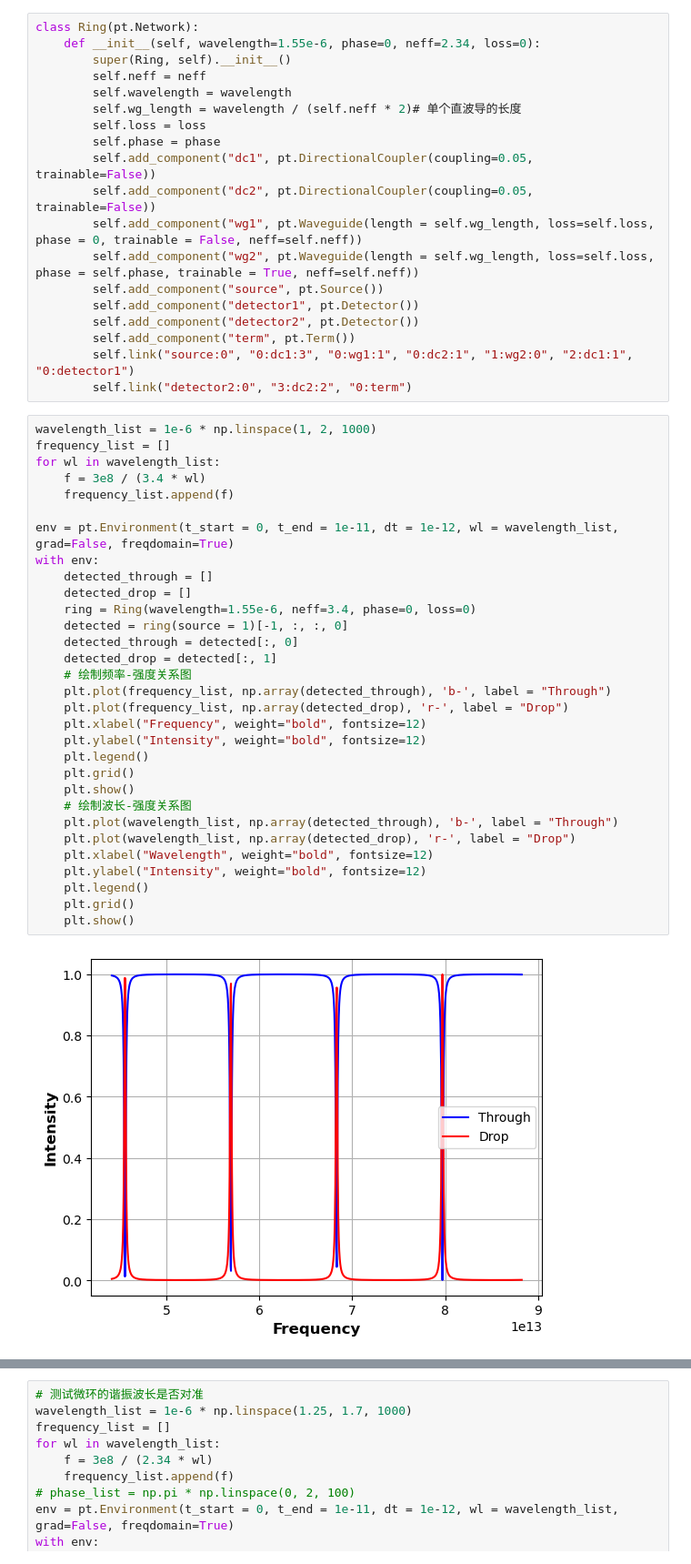
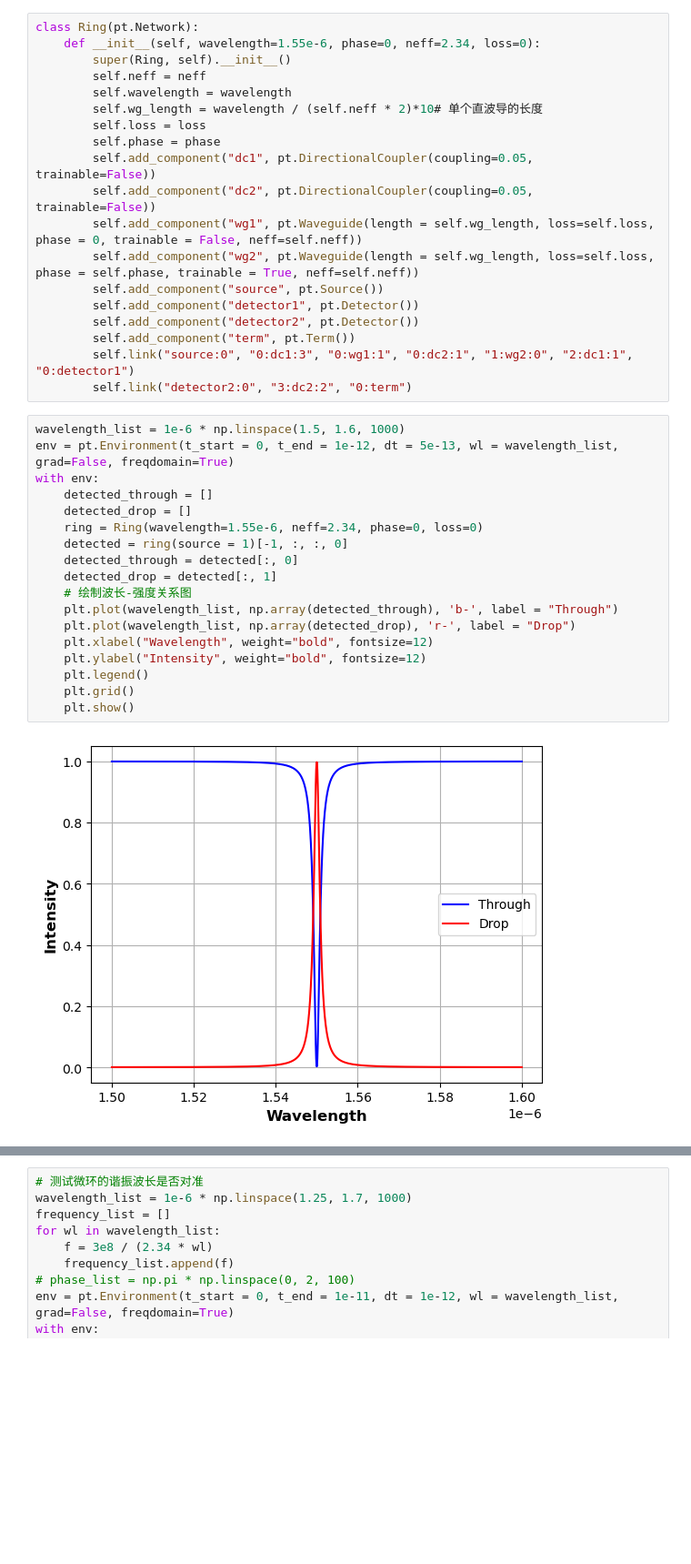
Before and after one commit to Yyx2002/Ring, a Jupyter notebook: test_module/ring_capability_test.ipynb, the cells around one changed output, grey strips where cells are left out. Shown: that part at 91% size. Cells and saved outputs as stored; diff of their text form; blank space fills up the shorter version.

```diff
--- a/test_module/ring_capability_test.ipynb
+++ b/test_module/ring_capability_test.ipynb
@@ -9,7 +10,7 @@ class Ring(pt.Network):
         super(Ring, self).__init__()
         self.neff = neff
         self.wavelength = wavelength
-        self.wg_length = wavelength / (self.neff * 2)# 单个直波导的长度
+        self.wg_length = wavelength / (self.neff * 2)*10# 单个直波导的长度
         self.loss = loss
         self.phase = phase
         self.add_component("dc1", pt.DirectionalCoupler(coupling=0.05, trainable=False))
@@ -23,35 +24,22 @@ class Ring(pt.Network):
         self.link("source:0", "0:dc1:3", "0:wg1:1", "0:dc2:1", "1:wg2:0", "2:dc1:1", "0:detector1")
         self.link("detector2:0", "3:dc2:2", "0:term")
 # %%
-wavelength_list = 1e-6 * np.linspace(1, 2, 1000)
-frequency_list = []
-for wl in wavelength_list:
-    f = 3e8 / (3.4 * wl)
-    frequency_list.append(f)
-
-env = pt.Environment(t_start = 0, t_end = 1e-11, dt = 1e-12, wl = wavelength_list, grad=False, freqdomain=True)
+wavelength_list = 1e-6 * np.linspace(1.5, 1.6, 1000)
+env = pt.Environment(t_start = 0, t_end = 1e-12, dt = 5e-13, wl = wavelength_list, grad=False, freqdomain=True)
 with env:
     detected_through = []
     detected_drop = []
-    ring = Ring(wavelength=1.55e-6, neff=3.4, phase=0, loss=0)
+    ring = Ring(wavelength=1.55e-6, neff=2.34, phase=0, loss=0)
     detected = ring(source = 1)[-1, :, :, 0]
     detected_through = detected[:, 0]
     detected_drop = detected[:, 1]
-    # 绘制频率-强度关系图
-    plt.plot(frequency_list, np.array(detected_through), 'b-', label = "Through")
-    plt.plot(frequency_list, np.array(detected_drop), 'r-', label = "Drop")
-    plt.xlabel("Frequency", weight="bold", fontsize=12)
-    plt.ylabel("Intensity", weight="bold", fontsize=12)
-    plt.legend()
-    plt.grid()
-    plt.show()
     # 绘制波长-强度关系图
     plt.plot(wavelength_list, np.array(detected_through), 'b-', label = "Through")
     plt.plot(wavelength_list, np.array(detected_drop), 'r-', label = "Drop")
     plt.xlabel("Wavelength", weight="bold", fontsize=12)
     plt.ylabel("Intensity", weight="bold", fontsize=12)
     plt.legend()
     plt.grid()
     plt.show()
 # %% [output]
-[figure, old version]
+[figure, new version]
```
Also changed, not shown: parts of 2 cells of this notebook, 5 other files.
